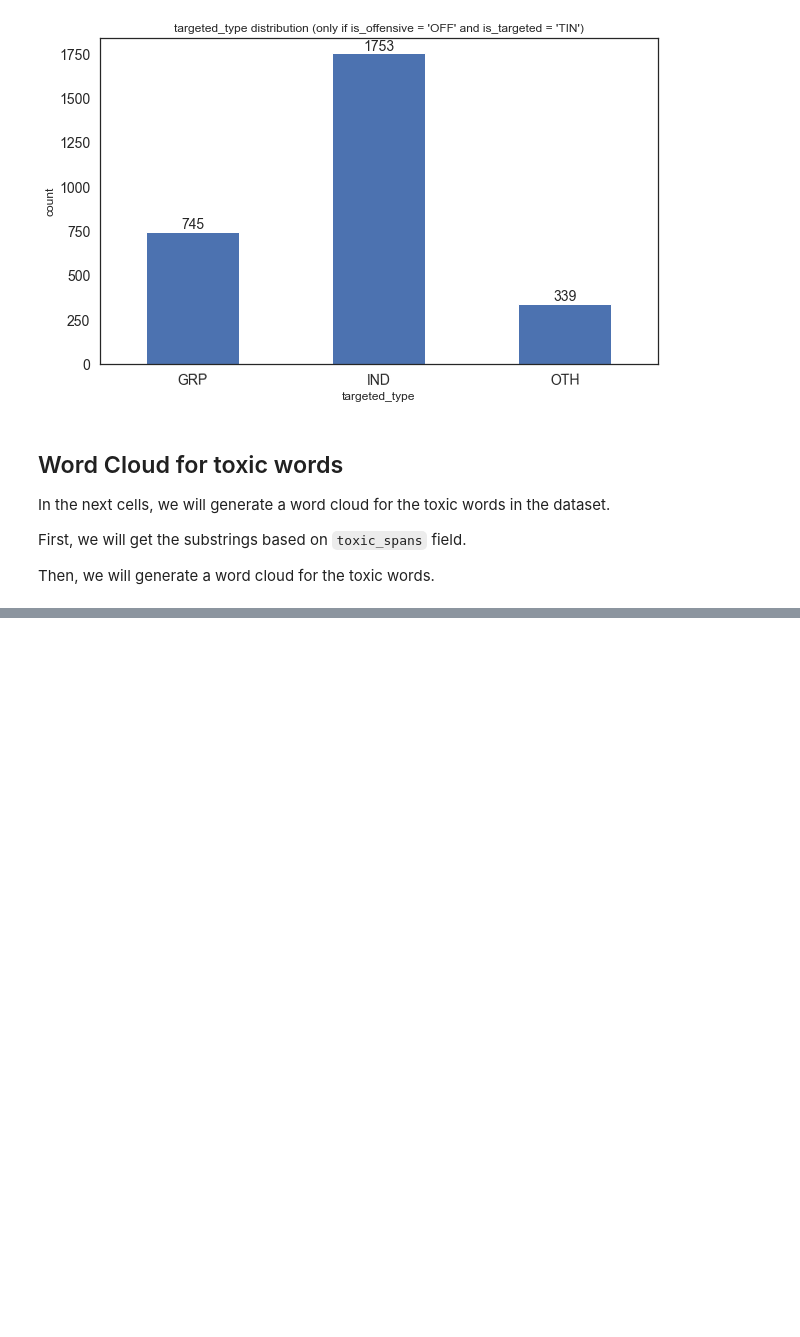
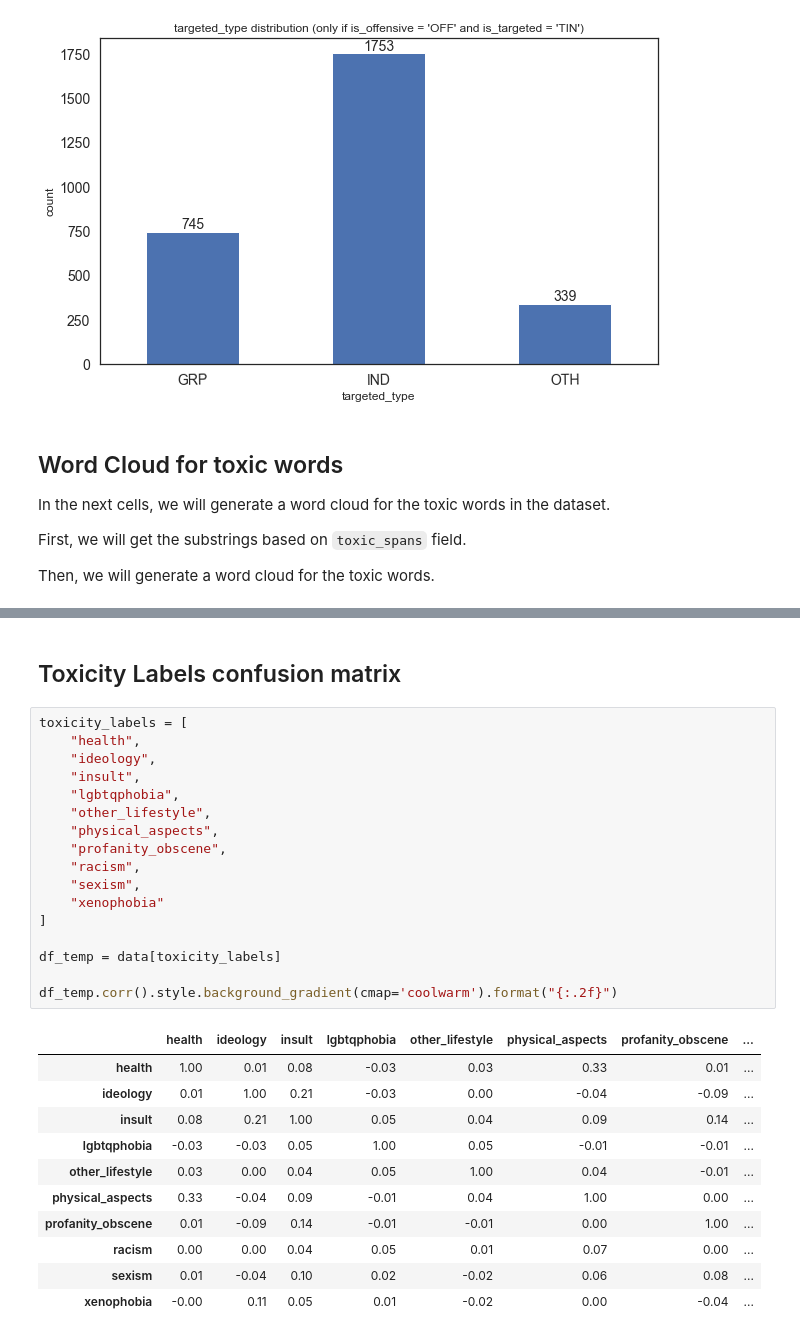
Before and after one commit to DougTrajano/olid-br, a Jupyter notebook: notebooks/exploring/eda.ipynb, the cells around one changed output, grey strips where cells are left out. Saved outputs shown, nothing was run; the diff lists cells and outputs as text; blank space fills up the shorter version.

Commit message:
Add exploratory data analyses

```diff
--- a/notebooks/exploring/eda.ipynb
+++ b/notebooks/exploring/eda.ipynb
@@ -216,0 +225,31 @@ plt.show()
+# %% [markdown]
+## Toxicity Labels confusion matrix
+# %%
+toxicity_labels = [
+    "health",
+    "ideology",
+    "insult",
+    "lgbtqphobia",
+    "other_lifestyle",
+    "physical_aspects",
+    "profanity_obscene",
+    "racism",
+    "sexism",
+    "xenophobia"
+]
+
+df_temp = data[toxicity_labels]
+
+df_temp.corr().style.background_gradient(cmap='coolwarm').format("{:.2f}")
+# %% [output]
+|  | health | ideology | insult | lgbtqphobia | other_lifestyle | physical_aspects | profanity_obscene | ... |
+| health | 1.00 | 0.01 | 0.08 | -0.03 | 0.03 | 0.33 | 0.01 | ... |
+| ideology | 0.01 | 1.00 | 0.21 | -0.03 | 0.00 | -0.04 | -0.09 | ... |
+| insult | 0.08 | 0.21 | 1.00 | 0.05 | 0.04 | 0.09 | 0.14 | ... |
+| lgbtqphobia | -0.03 | -0.03 | 0.05 | 1.00 | 0.05 | -0.01 | -0.01 | ... |
+| other_lifestyle | 0.03 | 0.00 | 0.04 | 0.05 | 1.00 | 0.04 | -0.01 | ... |
+| physical_aspects | 0.33 | -0.04 | 0.09 | -0.01 | 0.04 | 1.00 | 0.00 | ... |
+| profanity_obscene | 0.01 | -0.09 | 0.14 | -0.01 | -0.01 | 0.00 | 1.00 | ... |
+| racism | 0.00 | 0.00 | 0.04 | 0.05 | 0.01 | 0.07 | 0.00 | ... |
+| sexism | 0.01 | -0.04 | 0.10 | 0.02 | -0.02 | 0.06 | 0.08 | ... |
+| xenophobia | -0.00 | 0.11 | 0.05 | 0.01 | -0.02 | 0.00 | -0.04 | ... |
```
Also changed, not shown: parts of 5 cells of this notebook, 3 other files.
